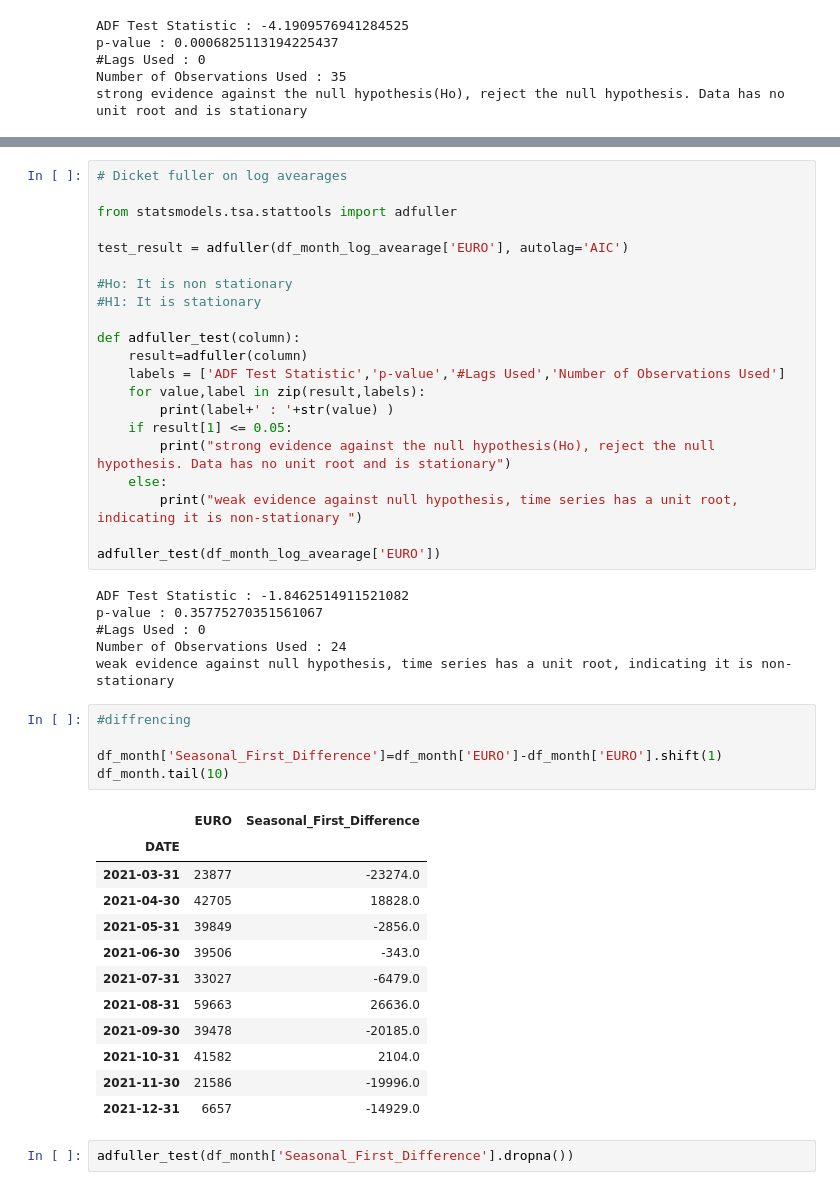
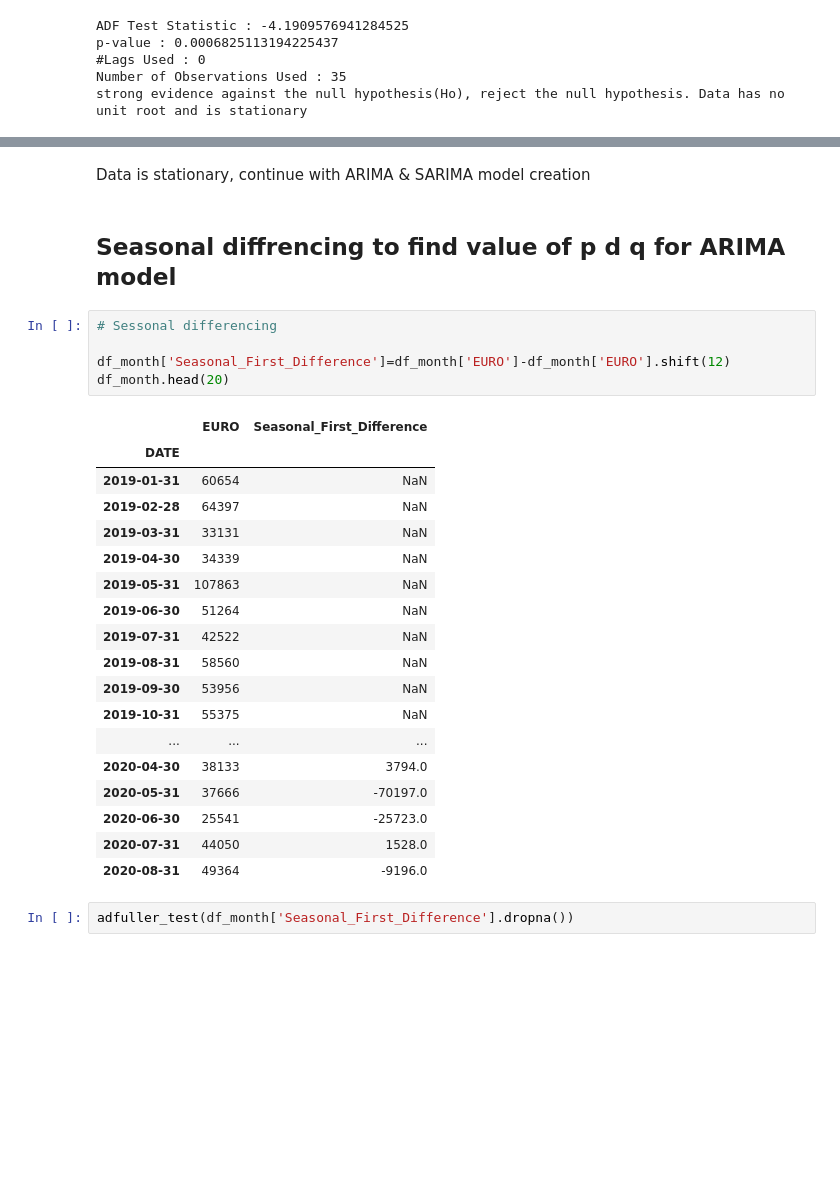
Before and after one commit to AbdulWajid99/Time_Series_Project, a Jupyter notebook: General1.ipynb, the cells around one changed output, grey strips where cells are left out. Drawn from its saved outputs; the diff is of its cells as text; blank space fills up the shorter version.

```diff
--- a/General1.ipynb
+++ b/General1.ipynb
@@ -276,48 +226,31 @@ df_month_log_avearage.head(10)
-# %%
-# Dicket fuller on log avearages
-
-from statsmodels.tsa.stattools import adfuller
-
-test_result = adfuller(df_month_log_avearage['EURO'], autolag='AIC')
-
-#Ho: It is non stationary
-#H1: It is stationary
-
-def adfuller_test(column):
-    result=adfuller(column)
-    labels = ['ADF Test Statistic','p-value','#Lags Used','Number of Observations Used']
-    for value,label in zip(result,labels):
-        print(label+' : '+str(value) )
-    if result[1] <= 0.05:
-        print("strong evidence against the null hypothesis(Ho), reject the null hypothesis. Data has no unit root and is stationary")
-    else:
-        print("weak evidence against null hypothesis, time series has a unit root, indicating it is non-stationary ")
-
-adfuller_test(df_month_log_avearage['EURO'])
-# %% [output]
-ADF Test Statistic : -1.8462514911521082
-p-value : 0.35775270351561067
-#Lags Used : 0
-Number of Observations Used : 24
-weak evidence against null hypothesis, time series has a unit root, indicating it is non-stationary
+# %% [markdown]
+Data is stationary, continue with ARIMA & SARIMA model creation
+# %% [markdown]
+## **Seasonal diffrencing to find value of p d q for ARIMA model**
 # %%
-#diffrencing
+# Sessonal differencing
 
-df_month['Seasonal_First_Difference']=df_month['EURO']-df_month['EURO'].shift(1)
-df_month.tail(10)
+df_month['Seasonal_First_Difference']=df_month['EURO']-df_month['EURO'].shift(12)
+df_month.head(20)
 # %% [output]
 |  | EURO | Seasonal_First_Difference |
 | DATE |  |  |
-| 2021-03-31 | 23877 | -23274.0 |
-| 2021-04-30 | 42705 | 18828.0 |
-| 2021-05-31 | 39849 | -2856.0 |
-| 2021-06-30 | 39506 | -343.0 |
-| 2021-07-31 | 33027 | -6479.0 |
-| 2021-08-31 | 59663 | 26636.0 |
-| 2021-09-30 | 39478 | -20185.0 |
-| 2021-10-31 | 41582 | 2104.0 |
-| 2021-11-30 | 21586 | -19996.0 |
-| 2021-12-31 | 6657 | -14929.0 |
+| 2019-01-31 | 60654 | NaN |
+| 2019-02-28 | 64397 | NaN |
+| 2019-03-31 | 33131 | NaN |
+| 2019-04-30 | 34339 | NaN |
+| 2019-05-31 | 107863 | NaN |
+| 2019-06-30 | 51264 | NaN |
+| 2019-07-31 | 42522 | NaN |
+| 2019-08-31 | 58560 | NaN |
+| 2019-09-30 | 53956 | NaN |
+| 2019-10-31 | 55375 | NaN |
+| ... | ... | ... |
+| 2020-04-30 | 38133 | 3794.0 |
+| 2020-05-31 | 37666 | -70197.0 |
+| 2020-06-30 | 25541 | -25723.0 |
+| 2020-07-31 | 44050 | 1528.0 |
+| 2020-08-31 | 49364 | -9196.0 |
 # %%
 adfuller_test(df_month['Seasonal_First_Difference'].dropna())
 # %% [output]
```
Also changed, not shown: parts of 37 cells of this notebook, 4 other files.
